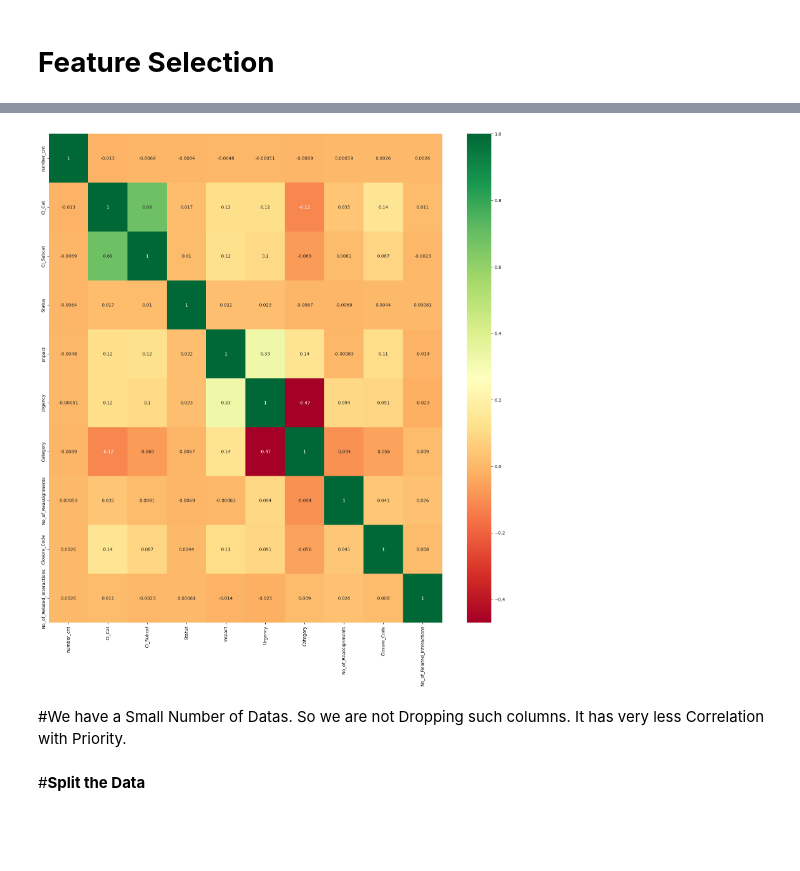
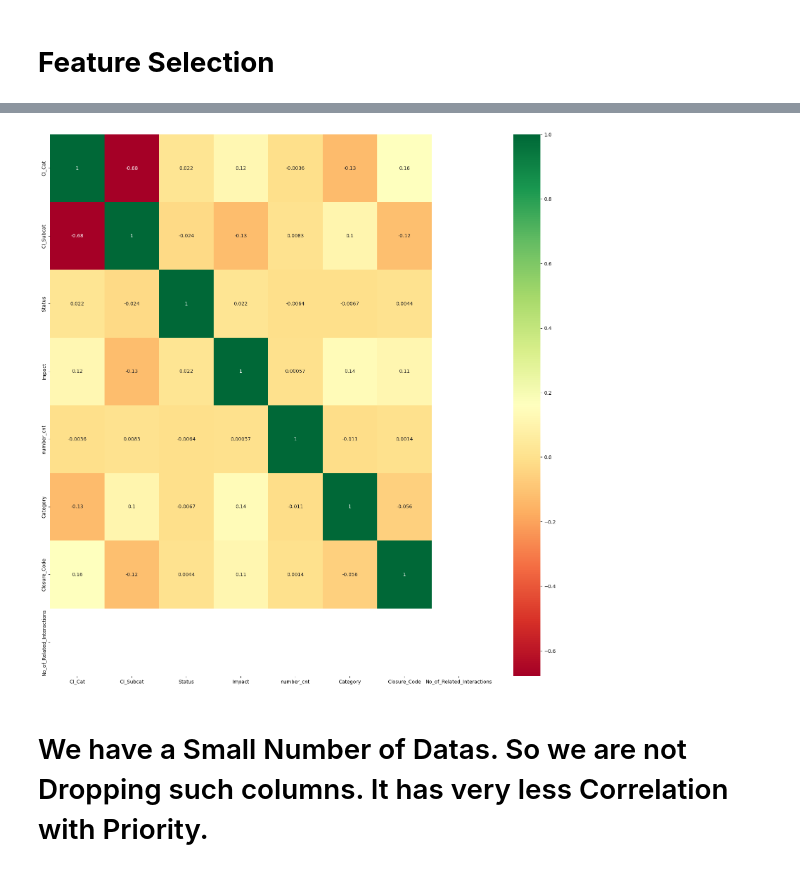
Before and after one commit to Dishantkharkar/ITSM-ML-Improvement-ABC-Tech, a Jupyter notebook: Data Preprocessing and Feature Engineering.ipynb, the cells around one changed output, grey strips where cells are left out. Saved outputs shown, nothing was run; the diff lists cells and outputs as text; code cells hidden in the pictures; blank space fills up the shorter version.

```diff
--- a/Data Preprocessing and Feature Engineering.ipynb
+++ b/Data Preprocessing and Feature Engineering.ipynb
@@ -1357,7 +1514,3 @@ sns.countplot(data=data,x="Urgency",hue="Priority")
-# %%
-data.loc[data['Urgency']=="5 - Very Low","Urgency"]=0
-# %%
-data.Urgency=data["Urgency"].astype("int32")
 # %%
 data.head(5)
 # %% [output]
@@ -1613,2 +1707,4 @@ scaled_data
 # %% [markdown]
 # **Feature Selection**
+# %%
+data1 = data.copy()
@@ -1615 +1731,3 @@ scaled_data
+# %%
+data1.drop(["WBS", "Incident_ID","Urgency","No_of_Reassignments","No_of_Related_Incidents","No_of_Related_Changes","Open_Time","Resolved_Time","Close_Time","Handle_Time_hrs"], axis=1, inplace=True)
 # %%
@@ -1630,12 +1746,10 @@ scaled_data.corr()
 # %%
 #Using Pearson Correlation
 plt.figure(figsize=(20,20))
-cor = scaled_data.drop("Priority",axis=1).corr()
+cor = data1.drop("Priority",axis=1).corr()
 sns.heatmap(cor, annot=True, cmap=plt.cm.RdYlGn)
 plt.show()
 # %% [output]
-[figure, old version]
+[figure, new version]
 # %% [markdown]
-#We have a Small Number of Datas. So we are not Dropping such columns. It has very less Correlation with Priority.
+# We have a Small Number of Datas. So we are not Dropping such columns. It has very less Correlation with Priority.
-# %% [markdown]
-#**Split the Data**
```
Also changed, not shown: parts of 125 cells of this notebook, 1 other file.
